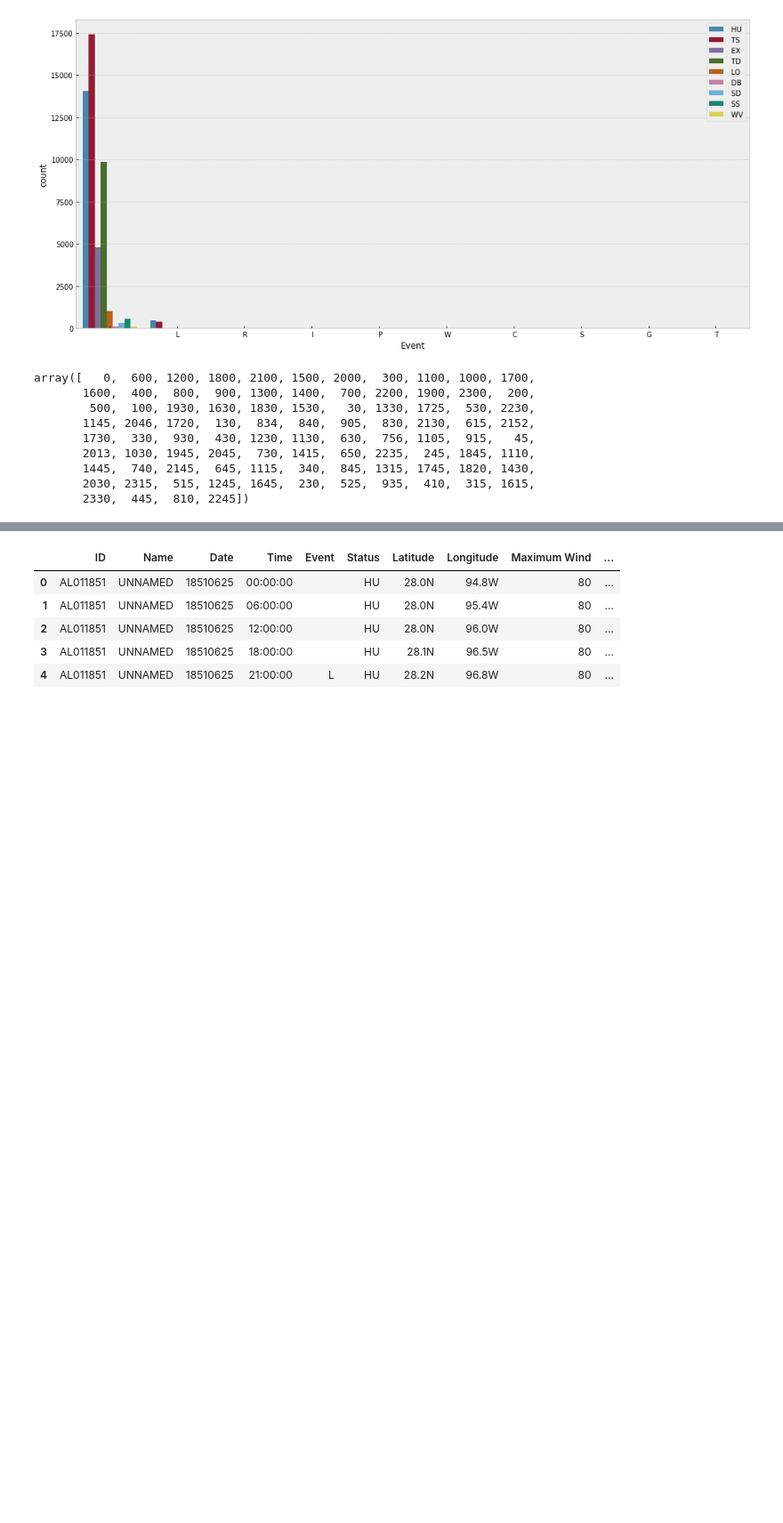
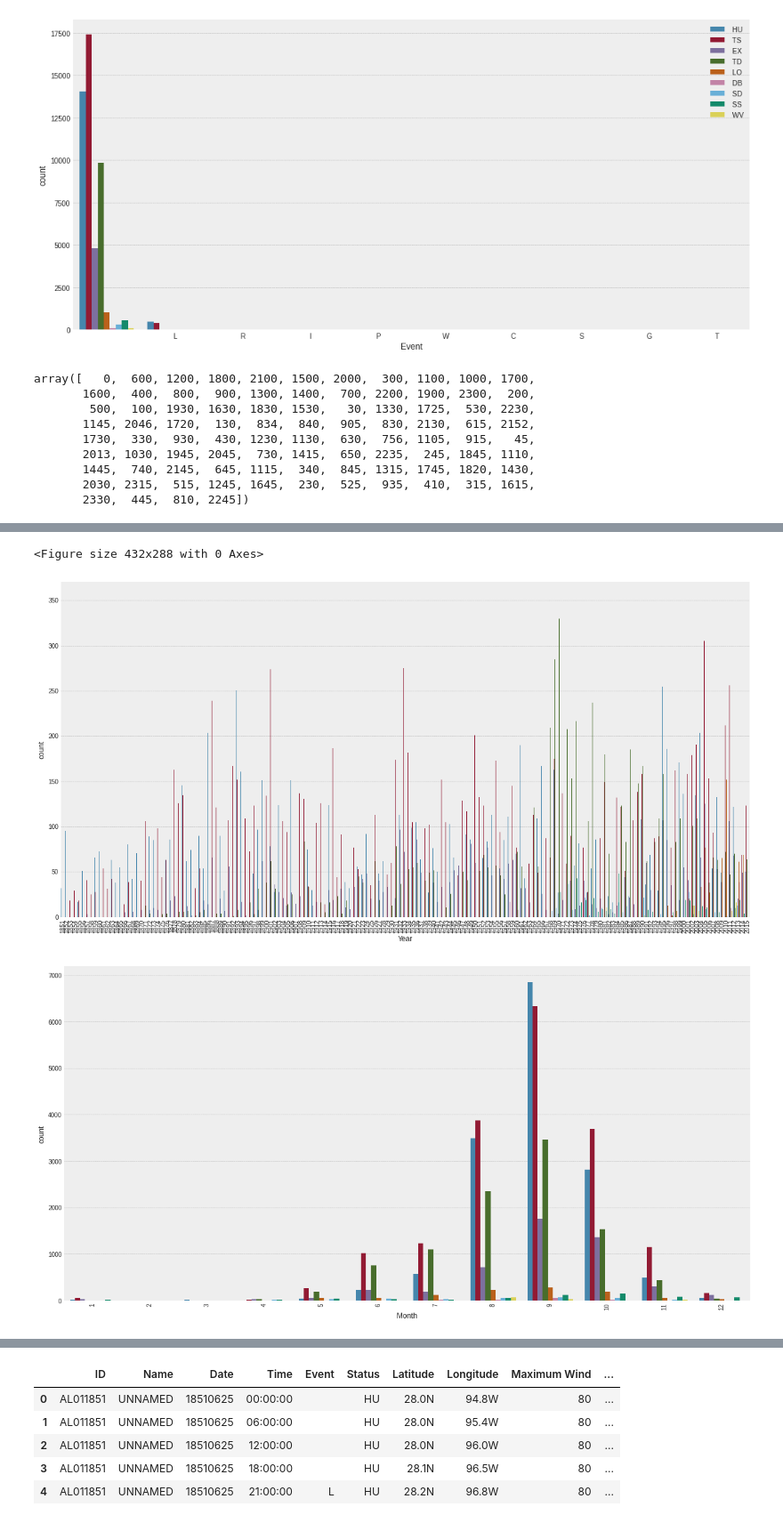
Before and after one commit to manishmawatwal/DataScience, a Jupyter notebook: Predicting_trajectories_of_atlantic_hurricanes.ipynb, the cells around one changed output, grey strips where cells are left out. Shown at 89% size. Cells and saved outputs as stored; diff of their text form; code cells hidden in the pictures; blank space fills up the shorter version.

```diff
--- a/Predicting_trajectories_of_atlantic_hurricanes.ipynb
+++ b/Predicting_trajectories_of_atlantic_hurricanes.ipynb
@@ -124,0 +127,17 @@ sns.barplot(x=a.index, y=a)
+# %%
+date = pd.to_datetime(df['Date'], format = '%Y%m%d')
+df['Year'] = pd.DatetimeIndex(date).year
+df['Month'] = pd.DatetimeIndex(date).month
+df['Day'] = pd.DatetimeIndex(date).day
+
+cols = ['Year', 'Month', 'Day']
+for i, col in enumerate(cols):
+    plt.figure(i)
+    plt.figure(figsize=(20,10))
+    sns.countplot(x=col, hue='Status', data=df)
+    plt.legend('')
+    plt.xticks(rotation=90)
+# %% [output]
+<Figure size 432x288 with 0 Axes>
+[figure, added]
+[figure, added]
```
Also changed, not shown: parts of 16 cells of this notebook.
